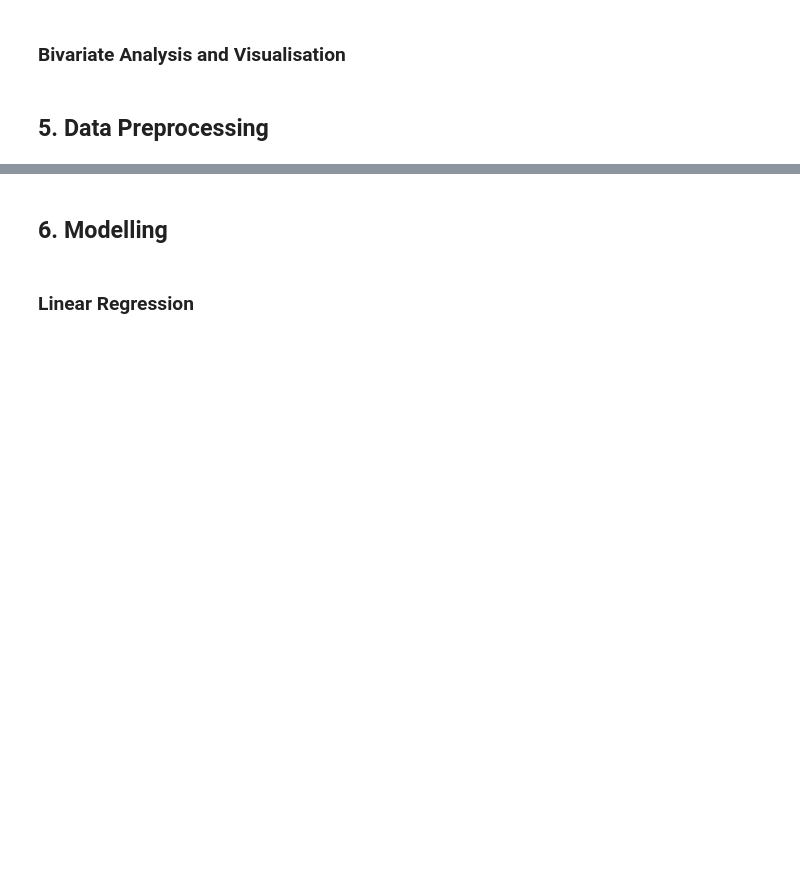
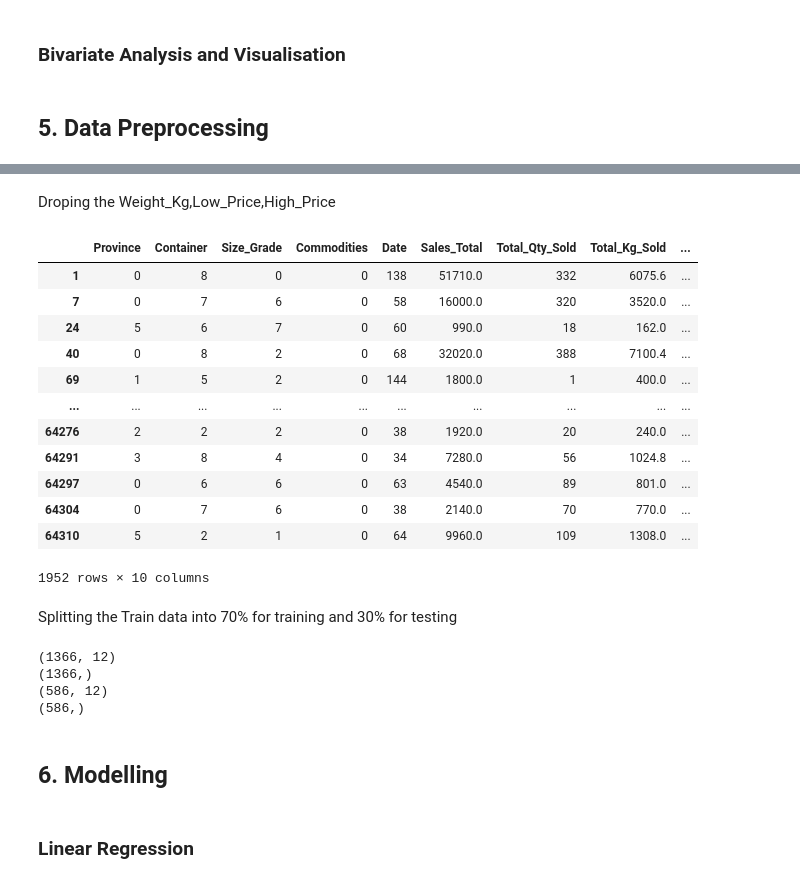
Before and after one commit to Iddo-Smith/regression-apples-predict-api-template, a Jupyter notebook: apple_prices_workbook.ipynb, the cells around one changed output, grey strips where cells are left out. Saved outputs shown, nothing was run; the diff lists cells and outputs as text; code cells hidden in the pictures; blank space fills up the shorter version.

```diff
--- a/apple_prices_workbook.ipynb
+++ b/apple_prices_workbook.ipynb
@@ -306,0 +397,20 @@ test.describe()
+# %% [markdown]
+Droping the Weight_Kg,Low_Price,High_Price
+# %%
+train_encoded.drop(['Weight_Kg','Low_Price','High_Price'], axis = 1)
+# %% [output]
+|  | Province | Container | Size_Grade | Commodities | Date | Sales_Total | Total_Qty_Sold | Total_Kg_Sold | ... |
+| 1 | 0 | 8 | 0 | 0 | 138 | 51710.0 | 332 | 6075.6 | ... |
+| 7 | 0 | 7 | 6 | 0 | 58 | 16000.0 | 320 | 3520.0 | ... |
+| 24 | 5 | 6 | 7 | 0 | 60 | 990.0 | 18 | 162.0 | ... |
+| 40 | 0 | 8 | 2 | 0 | 68 | 32020.0 | 388 | 7100.4 | ... |
+| 69 | 1 | 5 | 2 | 0 | 144 | 1800.0 | 1 | 400.0 | ... |
+| ... | ... | ... | ... | ... | ... | ... | ... | ... | ... |
+| 64276 | 2 | 2 | 2 | 0 | 38 | 1920.0 | 20 | 240.0 | ... |
+| 64291 | 3 | 8 | 4 | 0 | 34 | 7280.0 | 56 | 1024.8 | ... |
+| 64297 | 0 | 6 | 6 | 0 | 63 | 4540.0 | 89 | 801.0 | ... |
+| 64304 | 0 | 7 | 6 | 0 | 38 | 2140.0 | 70 | 770.0 | ... |
+| 64310 | 5 | 2 | 1 | 0 | 64 | 9960.0 | 109 | 1308.0 | ... |
+1952 rows × 10 columns
+# %% [markdown]
+Splitting the Train data into 70% for training and 30% for testing
@@ -307,3 +420,14 @@ test.describe()
+# %%
+X_train, X_test, y_train, y_test = train_test_split(X, y, test_size = 0.3, random_state = 42)
+print(X_train.shape)
+print(y_train.shape)
+print(X_test.shape)
+print(y_test.shape)
+# %% [output]
+(1366, 12)
+(1366,)
+(586, 12)
+(586,)
 # %% [markdown]
 <a id="modelling"></a>
 ## 6. Modelling
```
Also changed, not shown: parts of 15 cells of this notebook.
